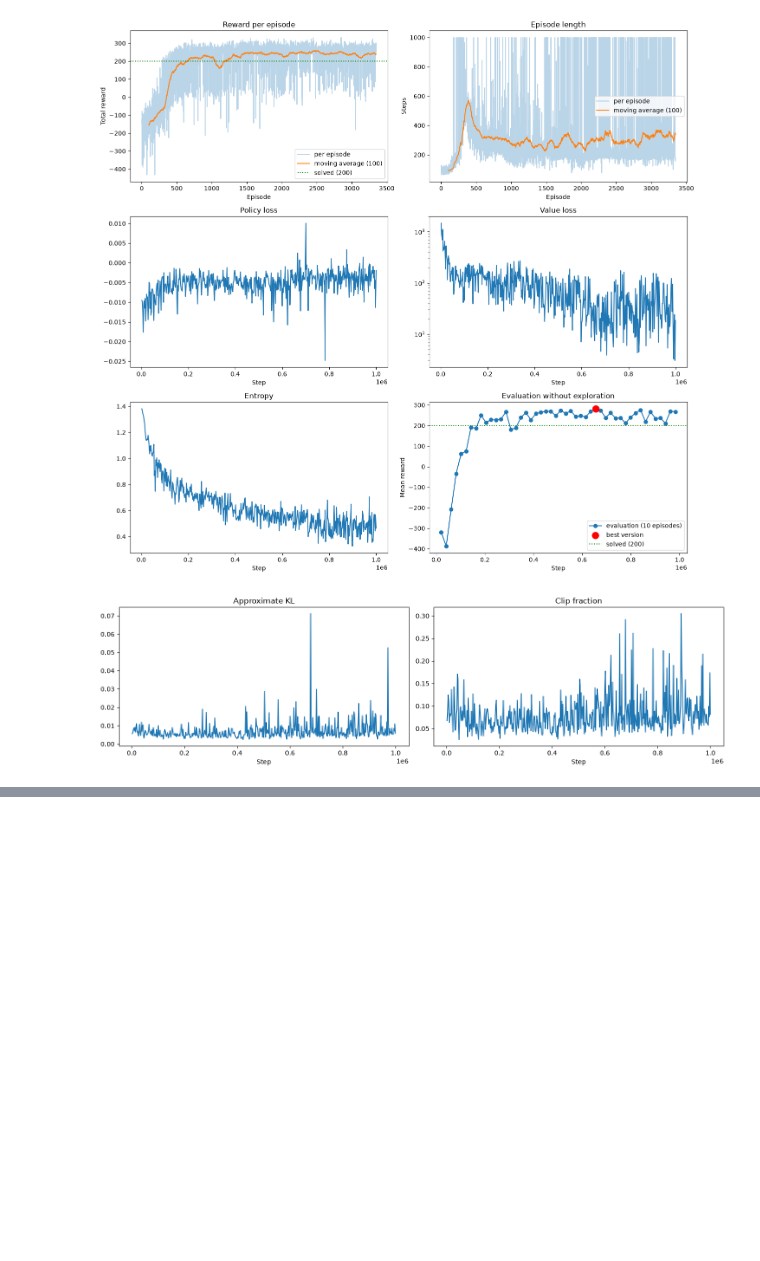
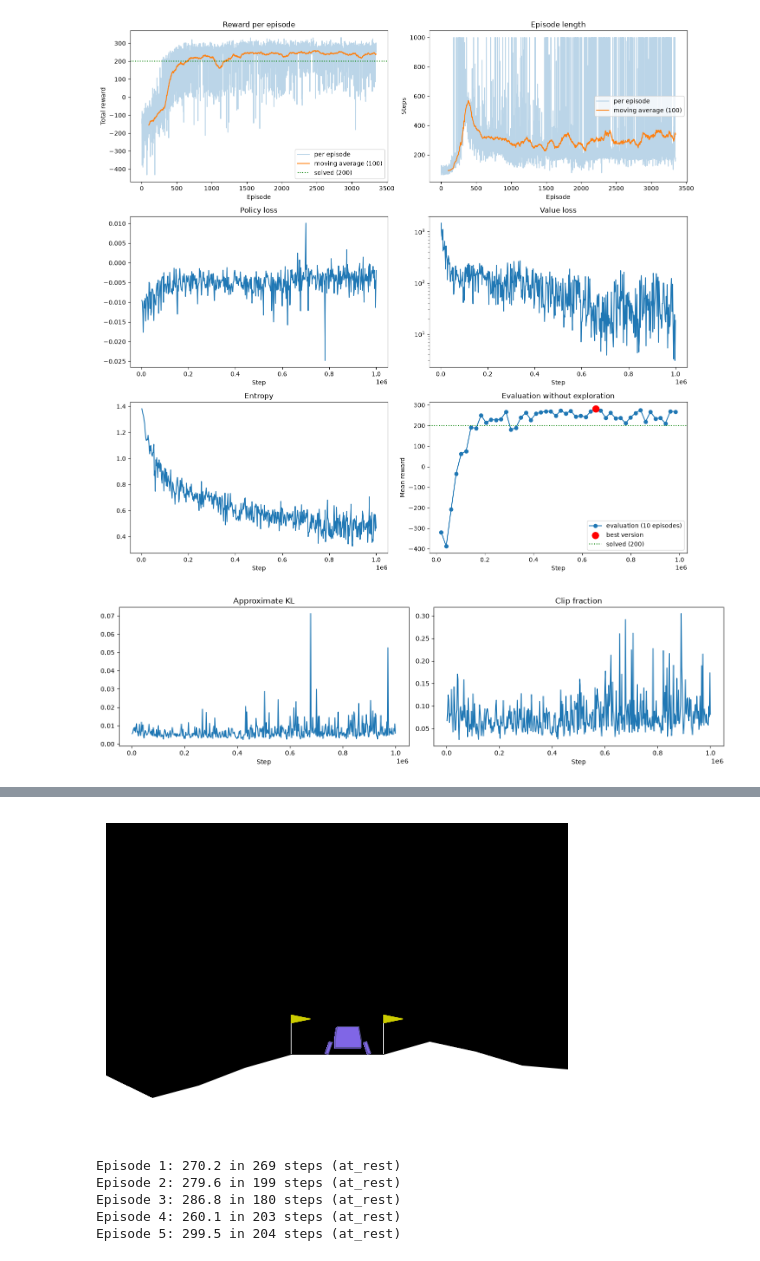
Before and after one commit to louispouillet/starttrek, a Jupyter notebook: ppo.ipynb, the cells around one changed output, grey strips where cells are left out. Drawn from its saved outputs; the diff is of its cells as text; code cells hidden in the pictures; blank space fills up the shorter version.

```diff
--- a/ppo.ipynb
+++ b/ppo.ipynb
@@ -2100,0 +1259,46 @@ Crashes fall from 51% of the episodes in phase 1 to 4% in phase 5, and the lande
+# %%
+N_WATCHED_EPISODES = 5
+WATCH_FIGURE_SIZE = (6, 4)
+
+
+def make_rendering_agent(*, agent: Agent, env: gym.Env, show_frame: Callable[..., None]) -> Agent:
+    def rendering_agent(*, state: np.ndarray) -> int:
+        show_frame(frame=env.render())
+        return agent(state=state)
+
+    return rendering_agent
+
+
+def watch_agent(*, agent: Agent, n_episodes: int, seed: int) -> list[EpisodeResult]:
+    env = gym.make(ENV_ID, render_mode="rgb_array")
+    env.reset(seed=seed)
+    figure, axis = plt.subplots(figsize=WATCH_FIGURE_SIZE)
+    axis.axis("off")
+    image = axis.imshow(env.render())
+    display_handle = display(figure, display_id=True)
+
+    def show_frame(*, frame: np.ndarray) -> None:
+        image.set_data(frame)
+        display_handle.update(figure)
+
+    rendering_agent = make_rendering_agent(agent=agent, env=env, show_frame=show_frame)
+    results = [run_episode(env=env, agent=rendering_agent) for _ in range(n_episodes)]
+    plt.close(figure)
+    env.close()
+    return results
+
+
+watched_results = watch_agent(
+    agent=make_greedy_agent(actor=load_ppo_actor(path=MODEL_PATH)),
+    n_episodes=N_WATCHED_EPISODES,
+    seed=SEED,
+)
+for episode, result in enumerate(watched_results, start=1):
+    print(f"Episode {episode}: {result.total_reward:.1f} in {result.n_steps} steps ({result.end_reason})")
+# %% [output]
+[figure, added]
+Episode 1: 270.2 in 269 steps (at_rest)
+Episode 2: 279.6 in 199 steps (at_rest)
+Episode 3: 286.8 in 180 steps (at_rest)
+Episode 4: 260.1 in 203 steps (at_rest)
+Episode 5: 299.5 in 204 steps (at_rest)
```
Also changed, not shown: parts of 56 cells of this notebook.
